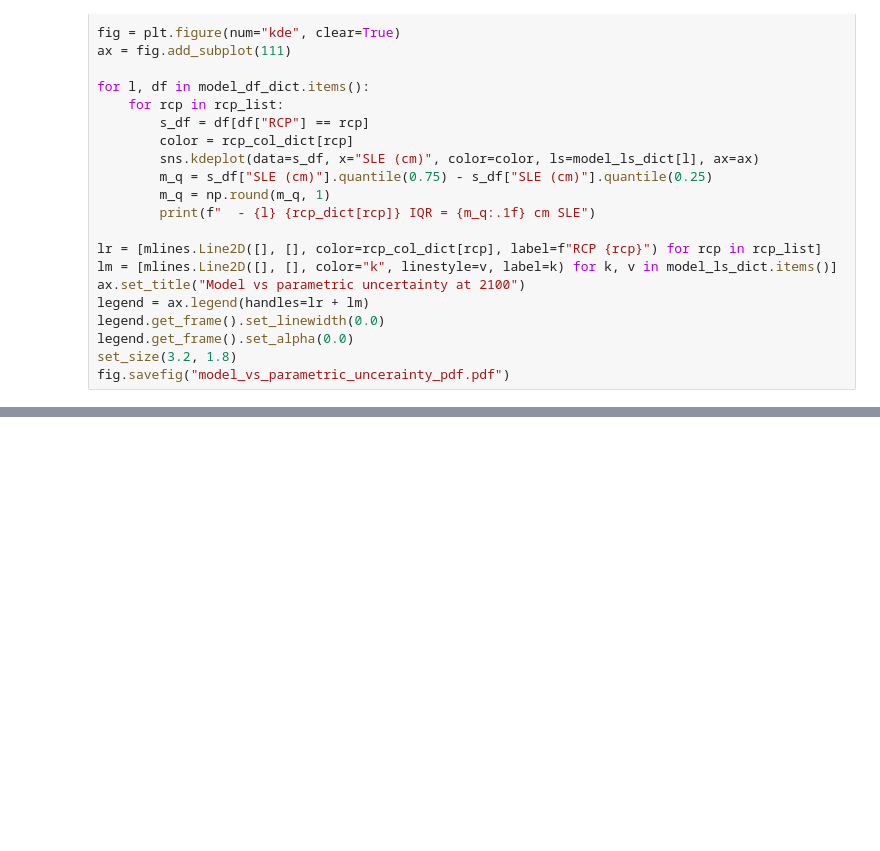
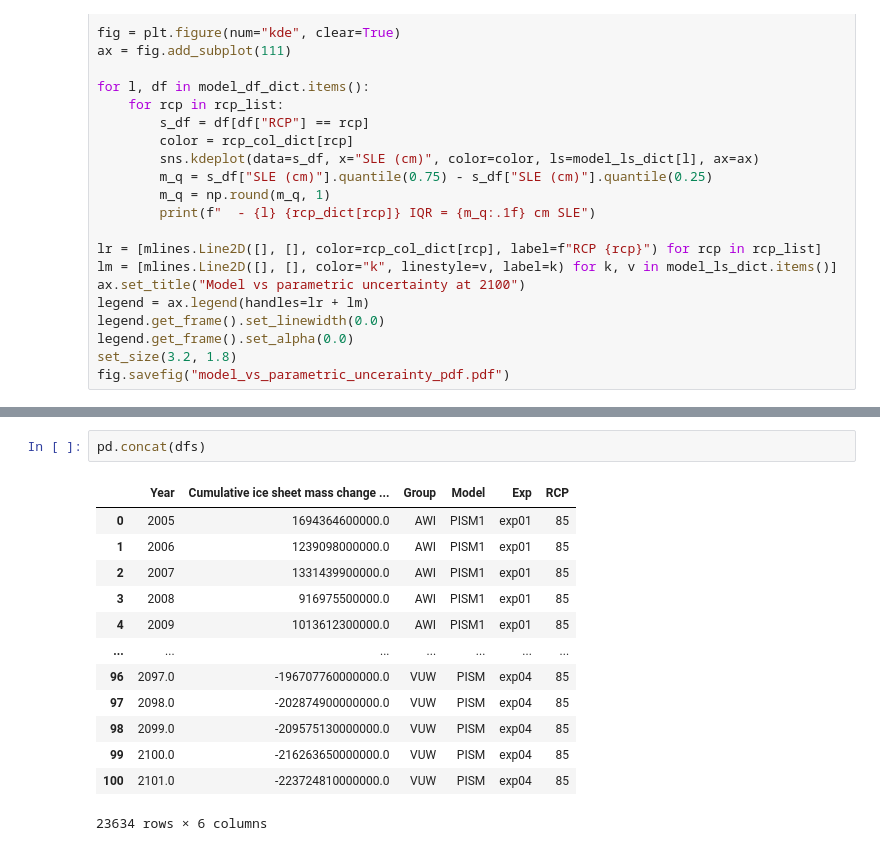
Before and after one commit to aaschwanden/ismip6-ipcc, a Jupyter notebook: analyze_slr_predictions.ipynb, the cells around one changed output, grey strips where cells are left out. Drawn from its saved outputs; the diff is of its cells as text; blank space fills up the shorter version.

```diff
--- a/analyze_slr_predictions.ipynb
+++ b/analyze_slr_predictions.ipynb
@@ -422,0 +634,16 @@ IndexError: list index out of range
+# %%
+pd.concat(dfs)
+# %% [output]
+|  | Year | Cumulative ice sheet mass change ... | Group | Model | Exp | RCP |
+| 0 | 2005 | 1694364600000.0 | AWI | PISM1 | exp01 | 85 |
+| 1 | 2006 | 1239098000000.0 | AWI | PISM1 | exp01 | 85 |
+| 2 | 2007 | 1331439900000.0 | AWI | PISM1 | exp01 | 85 |
+| 3 | 2008 | 916975500000.0 | AWI | PISM1 | exp01 | 85 |
+| 4 | 2009 | 1013612300000.0 | AWI | PISM1 | exp01 | 85 |
+| ... | ... | ... | ... | ... | ... | ... |
+| 96 | 2097.0 | -196707760000000.0 | VUW | PISM | exp04 | 85 |
+| 97 | 2098.0 | -202874900000000.0 | VUW | PISM | exp04 | 85 |
+| 98 | 2099.0 | -209575130000000.0 | VUW | PISM | exp04 | 85 |
+| 99 | 2100.0 | -216263650000000.0 | VUW | PISM | exp04 | 85 |
+| 100 | 2101.0 | -223724810000000.0 | VUW | PISM | exp04 | 85 |
+23634 rows × 6 columns
```
Also changed, not shown: parts of 38 cells of this notebook, 1 other file.
